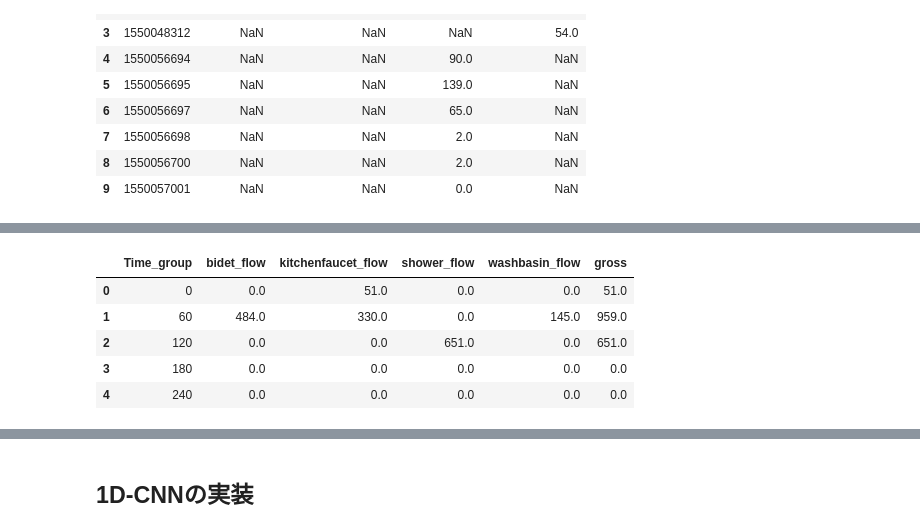
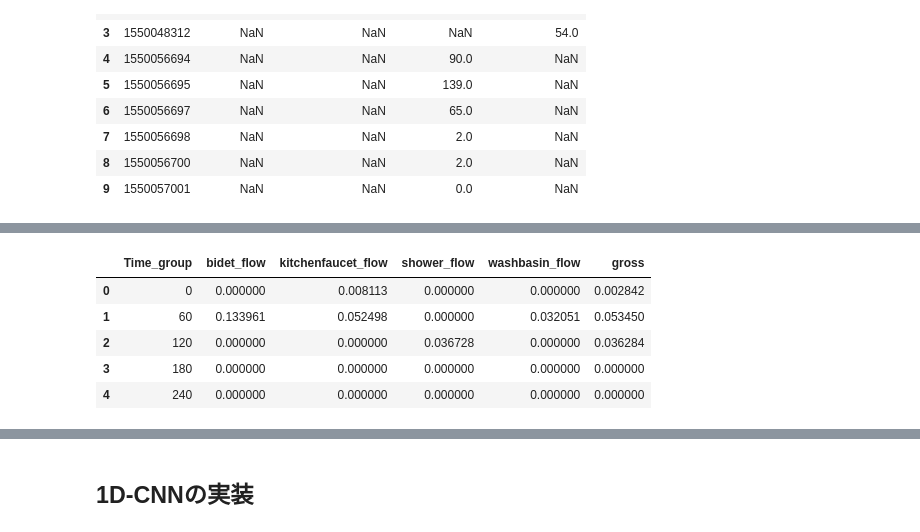
Before and after one commit to Tarantula-Community/EL-WaterDemandTS, a Jupyter notebook: 1D-CNN.ipynb, the cells around one changed output, grey strips where cells are left out. Saved outputs shown, nothing was run; the diff lists cells and outputs as text; code cells hidden in the pictures.

```diff
--- a/1D-CNN.ipynb
+++ b/1D-CNN.ipynb
@@ -192,16 +158,15 @@ def split_data(df, train_size=0.6, test_size=0.25, valid_size=0.15, seed=None):
 # %%
 # データの秒数ごとの合計、正規化、train-test分割を実施。
-# 2019年データを使用してみる。
+# 2020年データを使用してみる。
 
 data = merged_df_2020.copy()
 data = complessed_data(data, 60)
-# data = normalize_columns(data)
+data = normalize_columns(data)
 display(data.head())
-train, test, valid = split_data(data, seed=10)
 # %% [output]
 |  | Time_group | bidet_flow | kitchenfaucet_flow | shower_flow | washbasin_flow | gross |
-| 0 | 0 | 0.0 | 51.0 | 0.0 | 0.0 | 51.0 |
-| 1 | 60 | 484.0 | 330.0 | 0.0 | 145.0 | 959.0 |
-| 2 | 120 | 0.0 | 0.0 | 651.0 | 0.0 | 651.0 |
-| 3 | 180 | 0.0 | 0.0 | 0.0 | 0.0 | 0.0 |
-| 4 | 240 | 0.0 | 0.0 | 0.0 | 0.0 | 0.0 |
+| 0 | 0 | 0.000000 | 0.008113 | 0.000000 | 0.000000 | 0.002842 |
+| 1 | 60 | 0.133961 | 0.052498 | 0.000000 | 0.032051 | 0.053450 |
+| 2 | 120 | 0.000000 | 0.000000 | 0.036728 | 0.000000 | 0.036284 |
+| 3 | 180 | 0.000000 | 0.000000 | 0.000000 | 0.000000 | 0.000000 |
+| 4 | 240 | 0.000000 | 0.000000 | 0.000000 | 0.000000 | 0.000000 |
```
Also changed, not shown: parts of 19 cells of this notebook, 3 other files.
